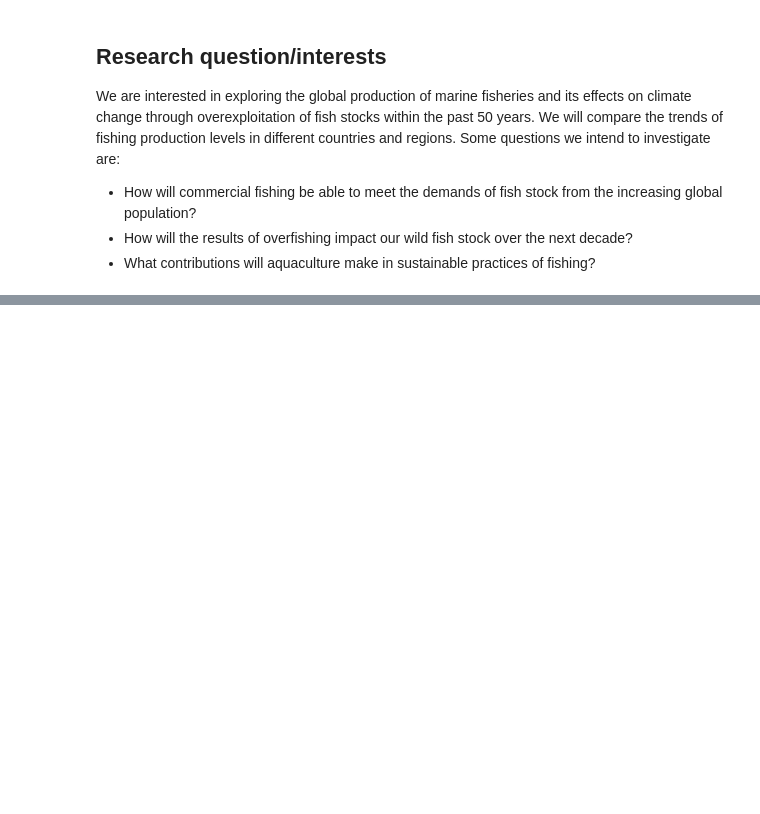
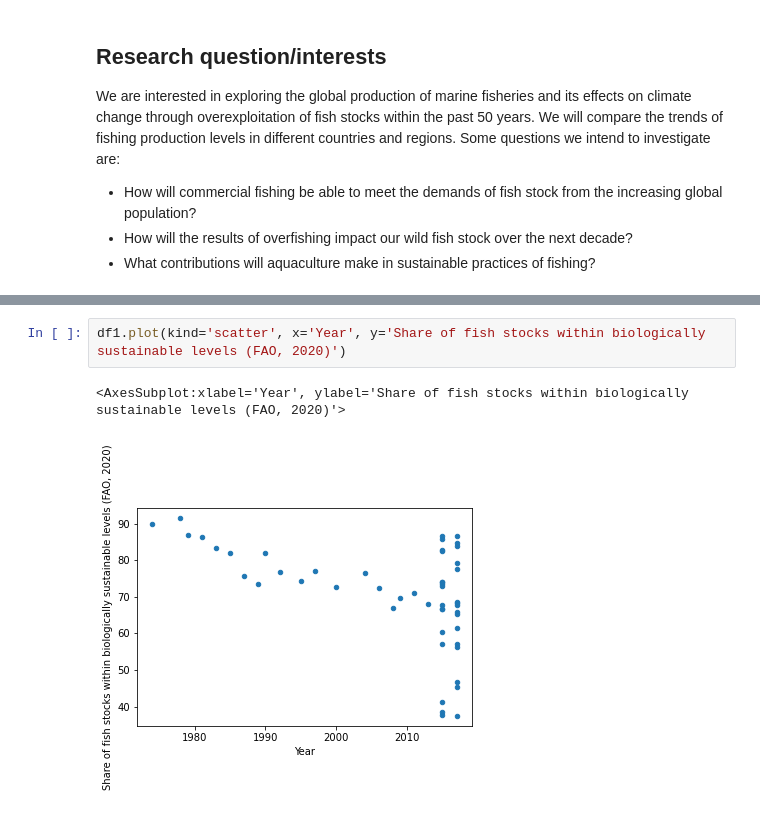
Before and after one commit to ubco-W2022T1-cosc301/project-group34, a Jupyter notebook: notebooks/livia.ipynb, the cells around one changed output, grey strips where cells are left out. Saved outputs shown, nothing was run; the diff lists cells and outputs as text; blank space fills up the shorter version.

```diff
--- a/notebooks/livia.ipynb
+++ b/notebooks/livia.ipynb
@@ -24,0 +93,5 @@ captured.head()
+# %%
+df1.plot(kind='scatter', x='Year', y='Share of fish stocks within biologically sustainable levels (FAO, 2020)')
+# %% [output]
+<AxesSubplot:xlabel='Year', ylabel='Share of fish stocks within biologically sustainable levels (FAO, 2020)'>
+[figure, added]
```
Also changed, not shown: parts of 30 cells of this notebook, 1 other file.
